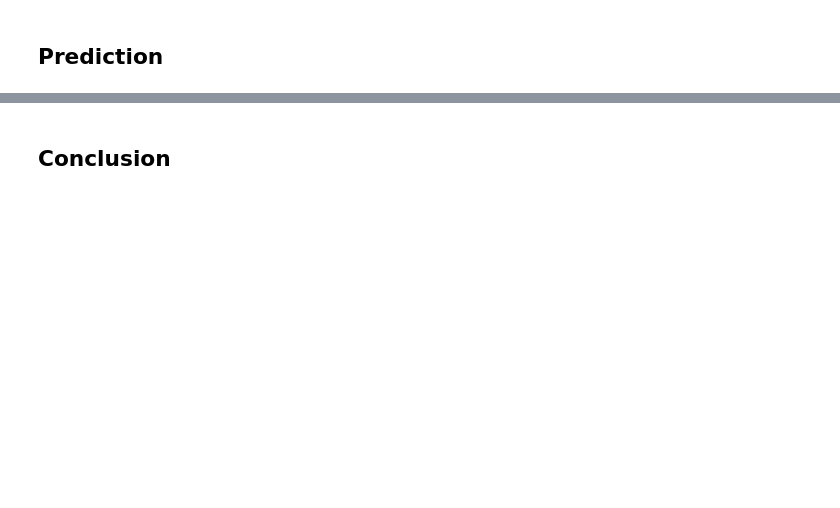
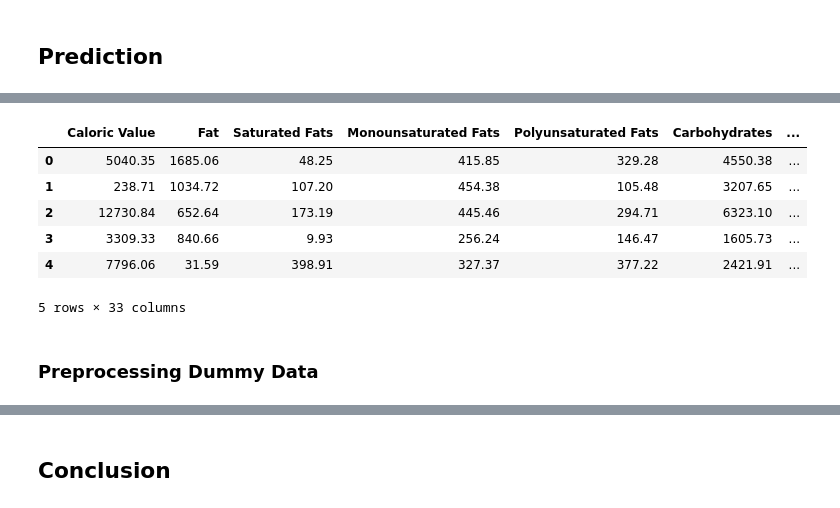
Before and after one commit to Sulbae/OlahGizi-Project, a Jupyter notebook: Nutrition Prediction Model/notebook.ipynb, the cells around one changed output, grey strips where cells are left out. Cells and saved outputs as stored; diff of their text form; code cells hidden in the pictures; blank space fills up the shorter version.

```diff
--- a/Nutrition Prediction Model/notebook.ipynb
+++ b/Nutrition Prediction Model/notebook.ipynb
@@ -840,0 +846,8 @@ plt.show()
+# %%
+# Create Dummy Data
+dummy_data = pd.DataFrame({
+    col: np.random.uniform(merged_data[col].min(), merged_data[col].median(), size=10)
+    for col in merged_data.select_dtypes("number").columns[:-1]
+})
+
+dummy_data.info()
@@ -840,0 +872,12 @@ plt.show()
+# %%
+dummy_data.round(2).head()
+# %% [output]
+|  | Caloric Value | Fat | Saturated Fats | Monounsaturated Fats | Polyunsaturated Fats | Carbohydrates | ... |
+| 0 | 5040.35 | 1685.06 | 48.25 | 415.85 | 329.28 | 4550.38 | ... |
+| 1 | 238.71 | 1034.72 | 107.20 | 454.38 | 105.48 | 3207.65 | ... |
+| 2 | 12730.84 | 652.64 | 173.19 | 445.46 | 294.71 | 6323.10 | ... |
+| 3 | 3309.33 | 840.66 | 9.93 | 256.24 | 146.47 | 1605.73 | ... |
+| 4 | 7796.06 | 31.59 | 398.91 | 327.37 | 377.22 | 2421.91 | ... |
+5 rows × 33 columns
+# %% [markdown]
+### Preprocessing Dummy Data
```
Also changed, not shown: parts of 18 cells of this notebook.
